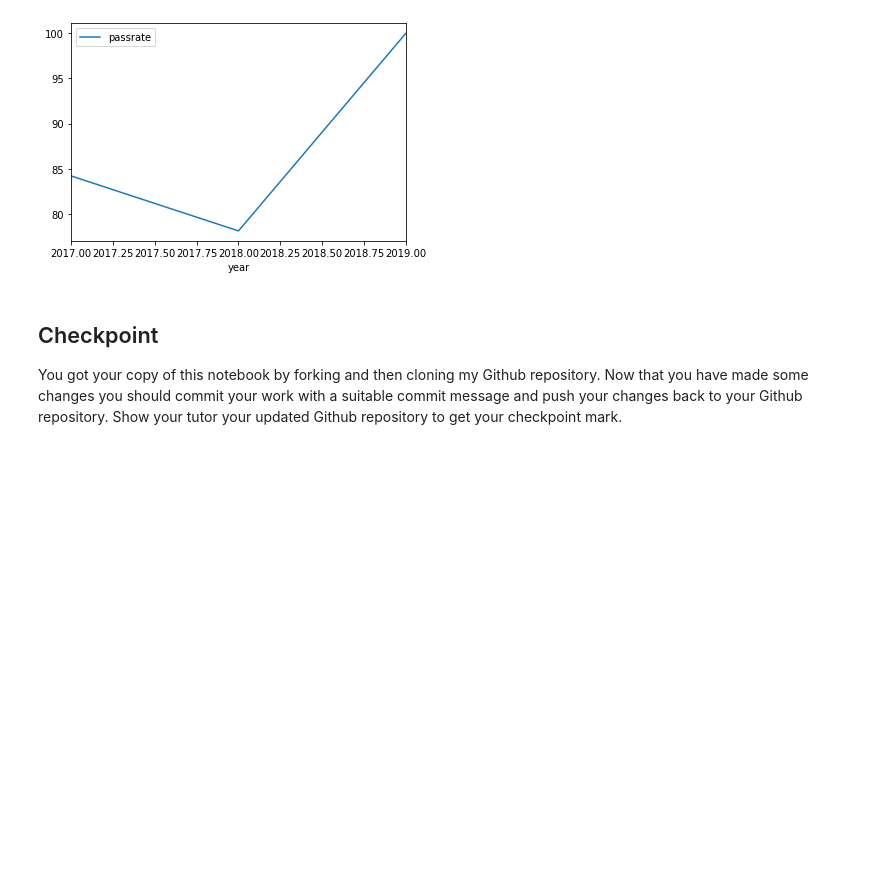
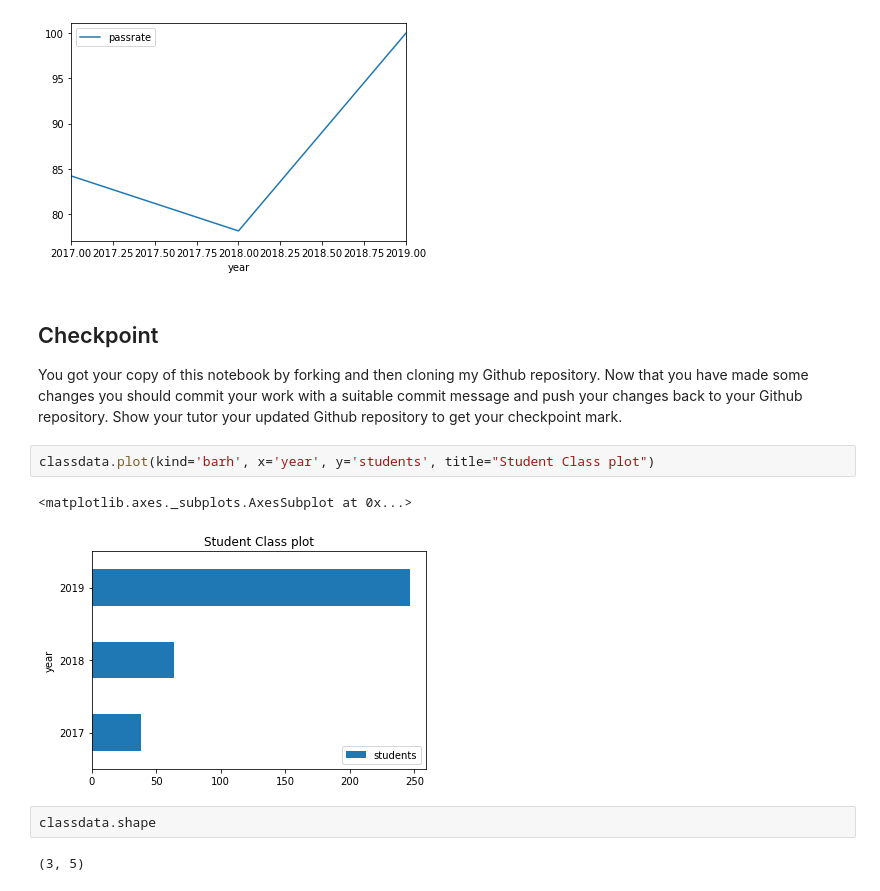
Before and after one commit to bhagyashreedhebe/MQ_DataScience, a Jupyter notebook: COMP6200 Week 1.ipynb, the cells around one changed output. Drawn from its saved outputs; the diff is of its cells as text; blank space fills up the shorter version.

```diff
--- a/COMP6200 Week 1.ipynb
+++ b/COMP6200 Week 1.ipynb
@@ -167,3 +192,12 @@ classdata.plot(x='year',y='passrate')
 ## Checkpoint
 
 You got your copy of this notebook by forking and then cloning my Github repository.  Now that you have made some changes you should commit your work with a suitable commit message and push your changes back to your Github repository.  Show your tutor your updated Github repository to get your checkpoint mark.
+# %%
+classdata.plot(kind='barh', x='year', y='students', title="Student Class plot")
+# %% [output]
+<matplotlib.axes._subplots.AxesSubplot at 0x...>
+[figure, added]
+# %%
+classdata.shape
+# %% [output]
+(3, 5)
```
Also changed, not shown: parts of 10 cells of this notebook.
